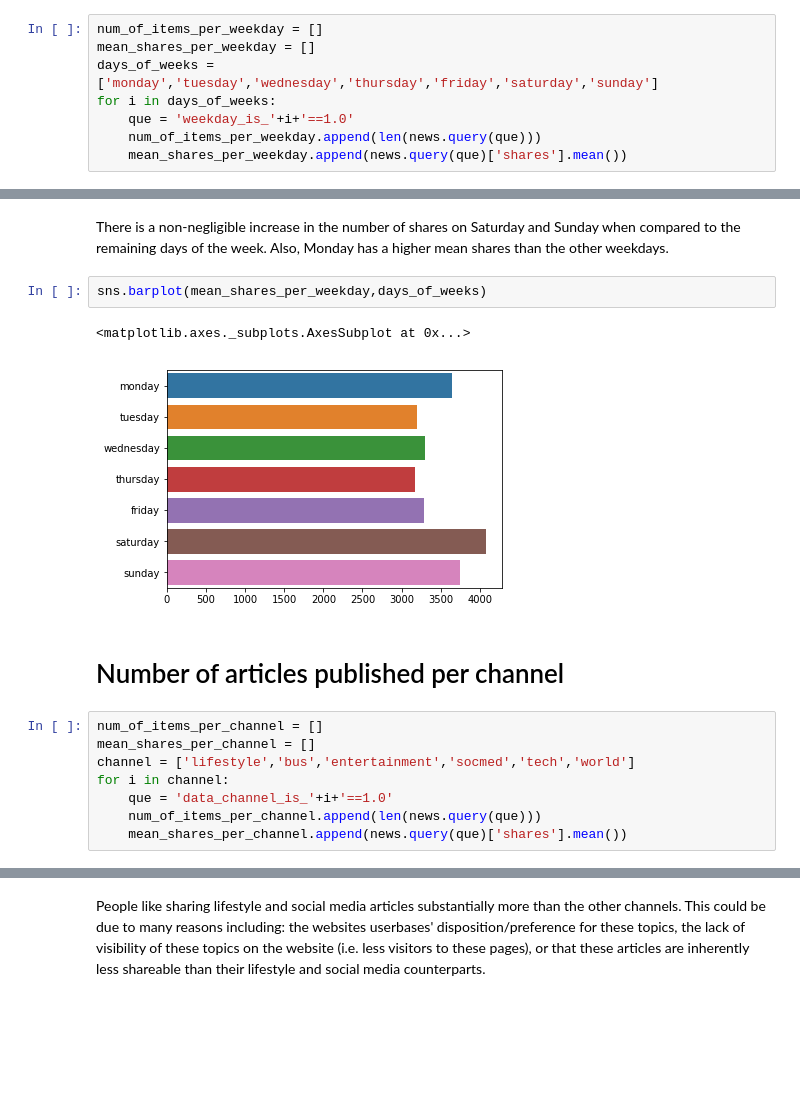
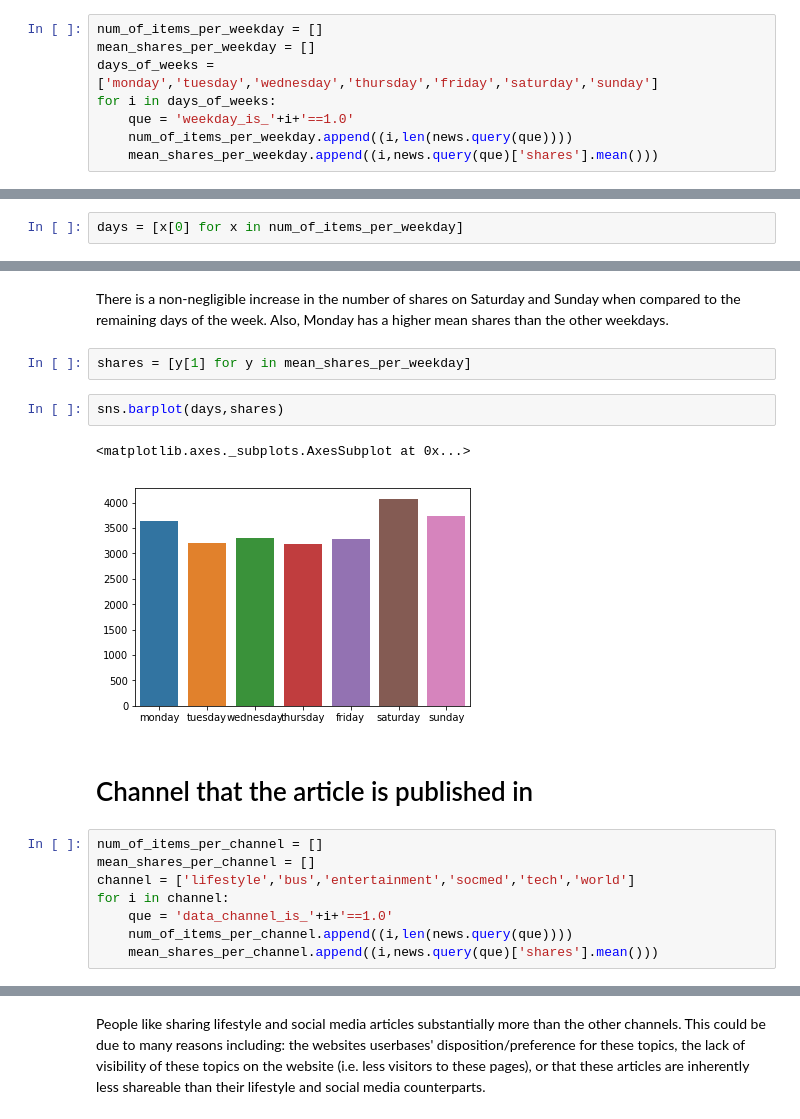
Before and after one commit to makka3/news_prediction, a Jupyter notebook: news_prediction.ipynb, the cells around one changed output, grey strips where cells are left out. Cells and saved outputs as stored; diff of their text form; blank space fills up the shorter version.

```diff
--- a/news_prediction.ipynb
+++ b/news_prediction.ipynb
@@ -115,8 +155,8 @@ mean_shares_per_weekday = []
 days_of_weeks = ['monday','tuesday','wednesday','thursday','friday','saturday','sunday']
 for i in days_of_weeks:
     que = 'weekday_is_'+i+'==1.0'
-    num_of_items_per_weekday.append(len(news.query(que)))
-    mean_shares_per_weekday.append(news.query(que)['shares'].mean())
+    num_of_items_per_weekday.append((i,len(news.query(que))))
+    mean_shares_per_weekday.append((i,news.query(que)['shares'].mean()))
 # %%
 num_of_items_per_weekday
 # %% [output]
@@ -123,0 +170,2 @@ num_of_items_per_weekday
+# %%
+days = [x[0] for x in num_of_items_per_weekday]
@@ -143,20 +193,22 @@ mean_shares_per_weekday
 # %% [markdown]
 There is a non-negligible increase in the number of shares on Saturday and Sunday when compared to the remaining days of the week. Also, Monday has a higher mean shares than the other weekdays.
+# %%
+shares = [y[1] for y in mean_shares_per_weekday]
 # %%
-sns.barplot(mean_shares_per_weekday,days_of_weeks)
+sns.barplot(days,shares)
 # %% [output]
 <matplotlib.axes._subplots.AxesSubplot at 0x...>
-[figure, old version]
+[figure, new version]
-# %% [markdown]
-# Number of articles published per channel
+# %% [markdown]
+# Channel that the article is published in
 # %%
 num_of_items_per_channel = []
 mean_shares_per_channel = []
 channel = ['lifestyle','bus','entertainment','socmed','tech','world']
 for i in channel:
     que = 'data_channel_is_'+i+'==1.0'
-    num_of_items_per_channel.append(len(news.query(que)))
-    mean_shares_per_channel.append(news.query(que)['shares'].mean())
+    num_of_items_per_channel.append((i,len(news.query(que))))
+    mean_shares_per_channel.append((i,news.query(que)['shares'].mean()))
 # %%
 num_of_items_per_channel
 # %% [output]
```
Also changed, not shown: parts of 38 cells of this notebook.
